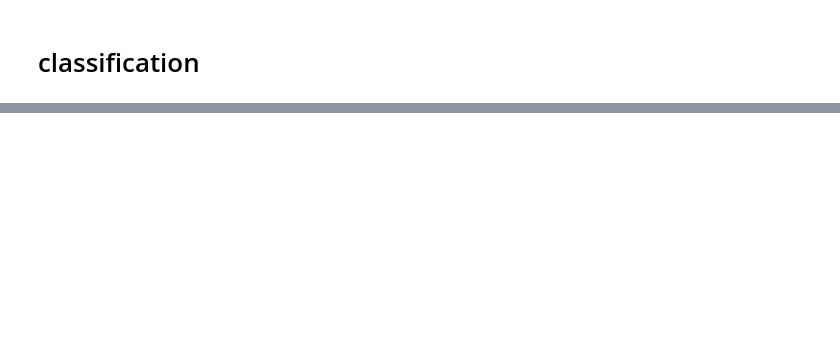
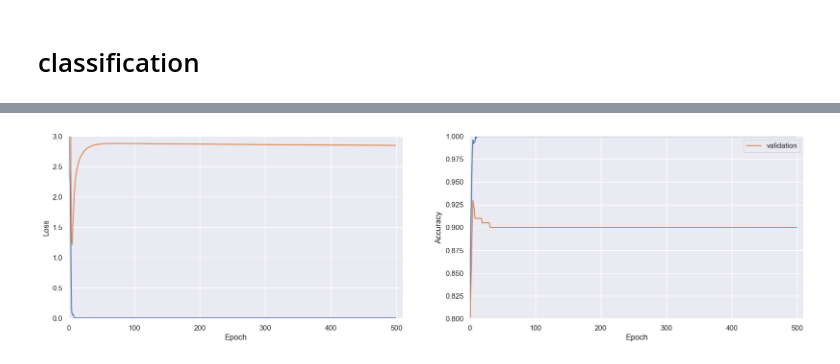
Before and after one commit to jimi-117/alien_vs_predator_ep3, a Jupyter notebook: vgg16_ep3.ipynb, the cells around one changed output, grey strips where cells are left out. Cells and saved outputs as stored; diff of their text form; code cells hidden in the pictures; blank space fills up the shorter version.

Commit message:
add train-valid model result

```diff
--- a/vgg16_ep3.ipynb
+++ b/vgg16_ep3.ipynb
@@ -144,0 +246,6 @@ Detected at node 'model_1/block1_conv1/Relu' defined at (most recent call last):
+# %%
+model.compile(
+    loss='binary_crossentropy',
+    optimizer='adam',
+    metrics=['accuracy']
+)
@@ -144,0 +256,17 @@ Detected at node 'model_1/block1_conv1/Relu' defined at (most recent call last):
+# %%
+print(tf.__version__)
+
+gpus = tf.config.experimental.list_physical_devices('GPU')
+if gpus:
+    logical_gpus = tf.config.experimental.list_logical_devices('GPU')
+    print("Physical GPUs: {}, Logical GPUs: {}".format(len(gpus), len(logical_gpus)))
+else:
+    print("CPU only")
+
+history = model.fit(
+    x = X_train_predict,
+    y = y_train,
+    batch_size = 494,
+    epochs = 500,
+    validation_data = (X_valid_predict, y_valid)
+)
@@ -144,0 +291,22 @@ Detected at node 'model_1/block1_conv1/Relu' defined at (most recent call last):
+# %%
+fig, ax = plt.subplots(1, 2, figsize=(20, 5))  # make 2 subplots
+
+# subplot for loss
+ax[0].plot(history.history['loss'])
+ax[0].plot(history.history['val_loss'], label="validation")
+ax[0].set_xlabel('Epoch')
+ax[0].set_ylabel('Loss')
+ax[0].set_xlim(0, 510)
+ax[0].set_ylim(-0.01, 3)
+
+# subplot for acc
+ax[1].plot(history.history['accuracy'])
+ax[1].plot(history.history['val_accuracy'], label="validation")
+ax[1].set_xlabel('Epoch')
+ax[1].set_ylabel('Accuracy')
+ax[1].set_xlim(0, 510)
+ax[1].set_ylim(0.8, 1)
+plt.legend()
+plt.show()
+# %% [output]
+[figure, added]
```
Also changed, not shown: parts of 22 cells of this notebook.
